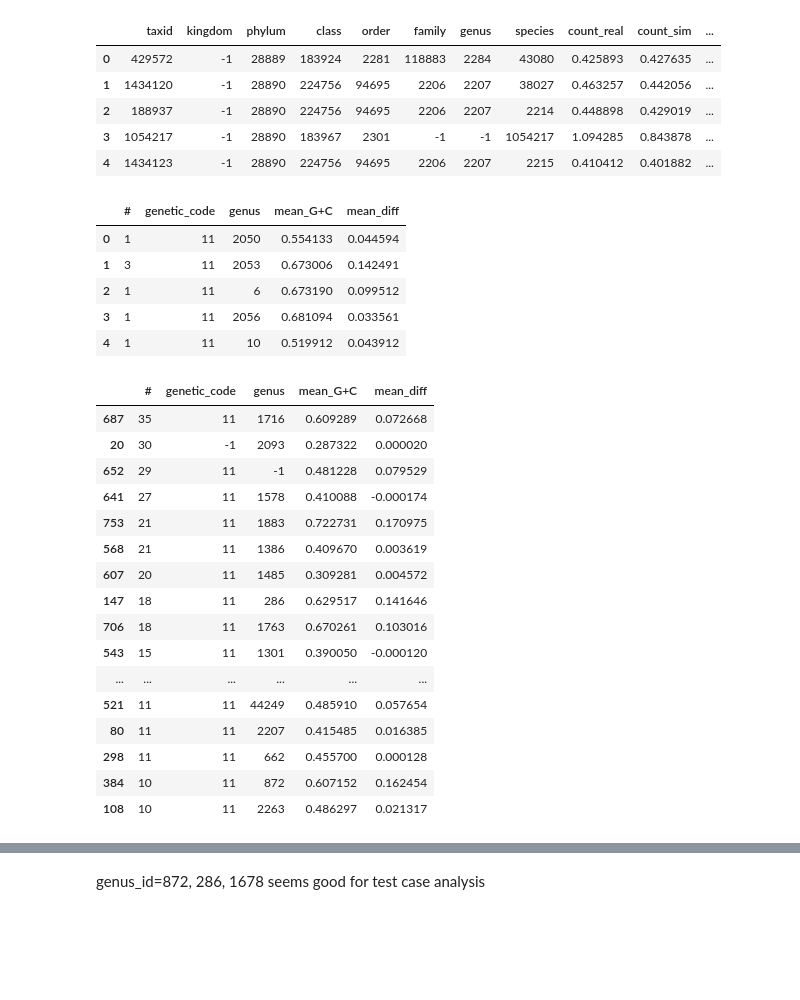
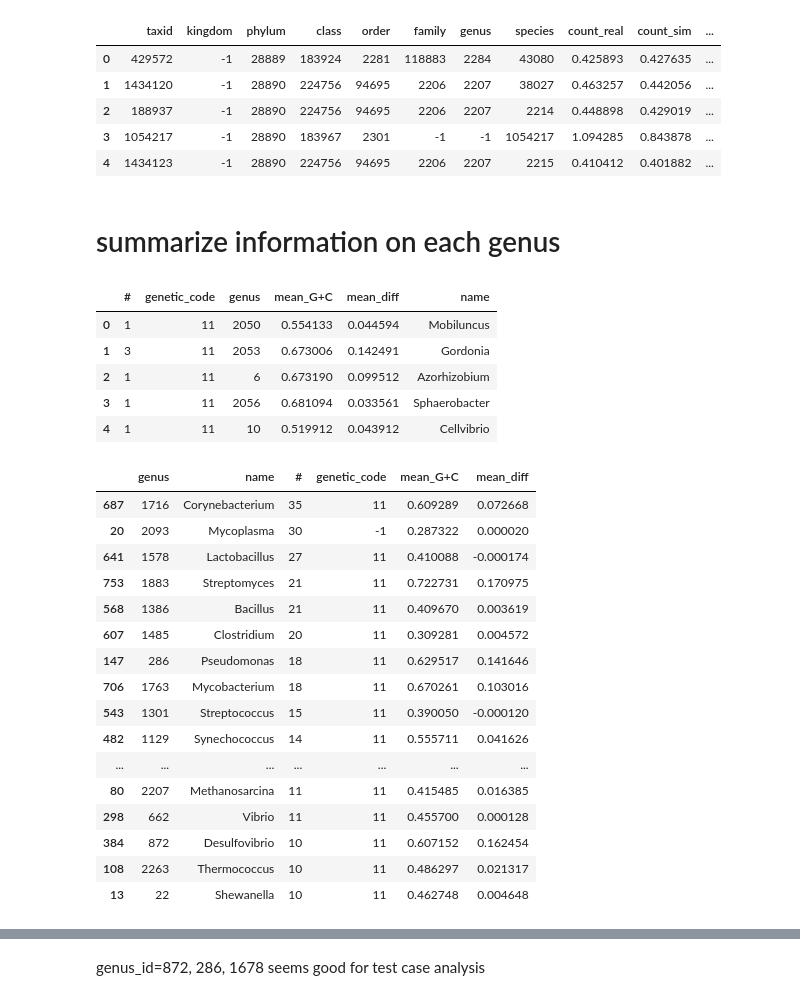
Before and after one commit to MitsukiUsui/evolve, a Jupyter notebook: createdatabase/script/genus.ipynb, the cells around one changed output, grey strips where cells are left out. Drawn from its saved outputs; the diff is of its cells as text; code cells hidden in the pictures; blank space fills up the shorter version.

```diff
--- a/script/pick_group.ipynb
+++ b/createdatabase/script/genus.ipynb
@@ -23,7 +23,7 @@ def get_desired_ranks(taxid, desired_ranks):
     lineage = ncbi.get_lineage(taxid)
     lineage2ranks = ncbi.get_rank(lineage)
     ranks2lineage = dict((rank, taxid) for (taxid, rank) in lineage2ranks.items())
-    return {str(rank): ranks2lineage.get(rank, '-1') for rank in desired_ranks}
+    return {rank: ranks2lineage.get(rank, -1) for rank in desired_ranks}
 
 ncbi = NCBITaxa()
 desired_ranks = ['kingdom', 'phylum', 'class', 'order', 'family', 'genus', 'species']
@@ -105,48 +109,53 @@ out_df.head()
 | 2 | 188937 | -1 | 28890 | 224756 | 94695 | 2206 | 2207 | 2214 | 0.448898 | 0.429019 | ... |
 | 3 | 1054217 | -1 | 28890 | 183967 | 2301 | -1 | -1 | 1054217 | 1.094285 | 0.843878 | ... |
 | 4 | 1434123 | -1 | 28890 | 224756 | 94695 | 2206 | 2207 | 2215 | 0.410412 | 0.401882 | ... |
+# %% [markdown]
+# summarize information on each genus
 # %%
 genus_lst=list(set(tax_df["genus"]))
 dct_lst=[]
 for genus in genus_lst:
-    dct={}
-    dct["genus"]=genus
-    filtered_df=out_df[out_df["genus"]==genus]
-    dct["#"]=len(filtered_df)
-    dct["mean_diff"]=filtered_df["diff"].mean()
-    dct["mean_G+C"]=filtered_df["G+C"].mean()
-    if len(filtered_df)==(filtered_df["genetic_code"]==11).sum():
-        dct["genetic_code"]=11
-    else:
-        dct["genetic_code"]=-1
-    dct_lst.append(dct)
+    if genus!=-1:
+        dct={}
+        dct["genus"]=genus
+        dct["name"]=ncbi.get_taxid_translator([genus])[genus]
+        filtered_df=out_df[out_df["genus"]==genus]
+        dct["#"]=len(filtered_df)
+        dct["mean_diff"]=filtered_df["diff"].mean()
+        dct["mean_G+C"]=filtered_df["G+C"].mean()
+        if len(filtered_df)==(filtered_df["genetic_code"]==11).sum():
+            dct["genetic_code"]=11
+        else:
+            dct["genetic_code"]=-1
+        dct_lst.append(dct)
 genus_df=pd.DataFrame(dct_lst)
 genus_df.head()
 # %% [output]
-|  | # | genetic_code | genus | mean_G+C | mean_diff |
-| 0 | 1 | 11 | 2050 | 0.554133 | 0.044594 |
-| 1 | 3 | 11 | 2053 | 0.673006 | 0.142491 |
-| 2 | 1 | 11 | 6 | 0.673190 | 0.099512 |
-| 3 | 1 | 11 | 2056 | 0.681094 | 0.033561 |
-| 4 | 1 | 11 | 10 | 0.519912 | 0.043912 |
+|  | # | genetic_code | genus | mean_G+C | mean_diff | name |
+| 0 | 1 | 11 | 2050 | 0.554133 | 0.044594 | Mobiluncus |
+| 1 | 3 | 11 | 2053 | 0.673006 | 0.142491 | Gordonia |
+| 2 | 1 | 11 | 6 | 0.673190 | 0.099512 | Azorhizobium |
+| 3 | 1 | 11 | 2056 | 0.681094 | 0.033561 | Sphaerobacter |
+| 4 | 1 | 11 | 10 | 0.519912 | 0.043912 | Cellvibrio |
 # %%
 genus_df=genus_df.sort_values(by=["#","mean_diff"],ascending=False)
+genus_df=genus_df[["genus","name","#","genetic_code","mean_G+C","mean_diff"]]
 genus_df.head(20)
 # %% [output]
-|  | # | genetic_code | genus | mean_G+C | mean_diff |
-| 687 | 35 | 11 | 1716 | 0.609289 | 0.072668 |
-| 20 | 30 | -1 | 2093 | 0.287322 | 0.000020 |
-| 652 | 29 | 11 | -1 | 0.481228 | 0.079529 |
-| 641 | 27 | 11 | 1578 | 0.410088 | -0.000174 |
-| 753 | 21 | 11 | 1883 | 0.722731 | 0.170975 |
-| 568 | 21 | 11 | 1386 | 0.409670 | 0.003619 |
-| 607 | 20 | 11 | 1485 | 0.309281 | 0.004572 |
-| 147 | 18 | 11 | 286 | 0.629517 | 0.141646 |
-| 706 | 18 | 11 | 1763 | 0.670261 | 0.103016 |
-| 543 | 15 | 11 | 1301 | 0.390050 | -0.000120 |
-| ... | ... | ... | ... | ... | ... |
-| 521 | 11 | 11 | 44249 | 0.485910 | 0.057654 |
-| 80 | 11 | 11 | 2207 | 0.415485 | 0.016385 |
-| 298 | 11 | 11 | 662 | 0.455700 | 0.000128 |
-| 384 | 10 | 11 | 872 | 0.607152 | 0.162454 |
-| 108 | 10 | 11 | 2263 | 0.486297 | 0.021317 |
+|  | genus | name | # | genetic_code | mean_G+C | mean_diff |
+| 687 | 1716 | Corynebacterium | 35 | 11 | 0.609289 | 0.072668 |
+| 20 | 2093 | Mycoplasma | 30 | -1 | 0.287322 | 0.000020 |
+| 641 | 1578 | Lactobacillus | 27 | 11 | 0.410088 | -0.000174 |
+| 753 | 1883 | Streptomyces | 21 | 11 | 0.722731 | 0.170975 |
+| 568 | 1386 | Bacillus | 21 | 11 | 0.409670 | 0.003619 |
+| 607 | 1485 | Clostridium | 20 | 11 | 0.309281 | 0.004572 |
+| 147 | 286 | Pseudomonas | 18 | 11 | 0.629517 | 0.141646 |
+| 706 | 1763 | Mycobacterium | 18 | 11 | 0.670261 | 0.103016 |
+| 543 | 1301 | Streptococcus | 15 | 11 | 0.390050 | -0.000120 |
+| 482 | 1129 | Synechococcus | 14 | 11 | 0.555711 | 0.041626 |
+| ... | ... | ... | ... | ... | ... | ... |
+| 80 | 2207 | Methanosarcina | 11 | 11 | 0.415485 | 0.016385 |
+| 298 | 662 | Vibrio | 11 | 11 | 0.455700 | 0.000128 |
+| 384 | 872 | Desulfovibrio | 10 | 11 | 0.607152 | 0.162454 |
+| 108 | 2263 | Thermococcus | 10 | 11 | 0.486297 | 0.021317 |
+| 13 | 22 | Shewanella | 10 | 11 | 0.462748 | 0.004648 |
```
Also changed, not shown: parts of 8 cells of this notebook, 13 other files.
